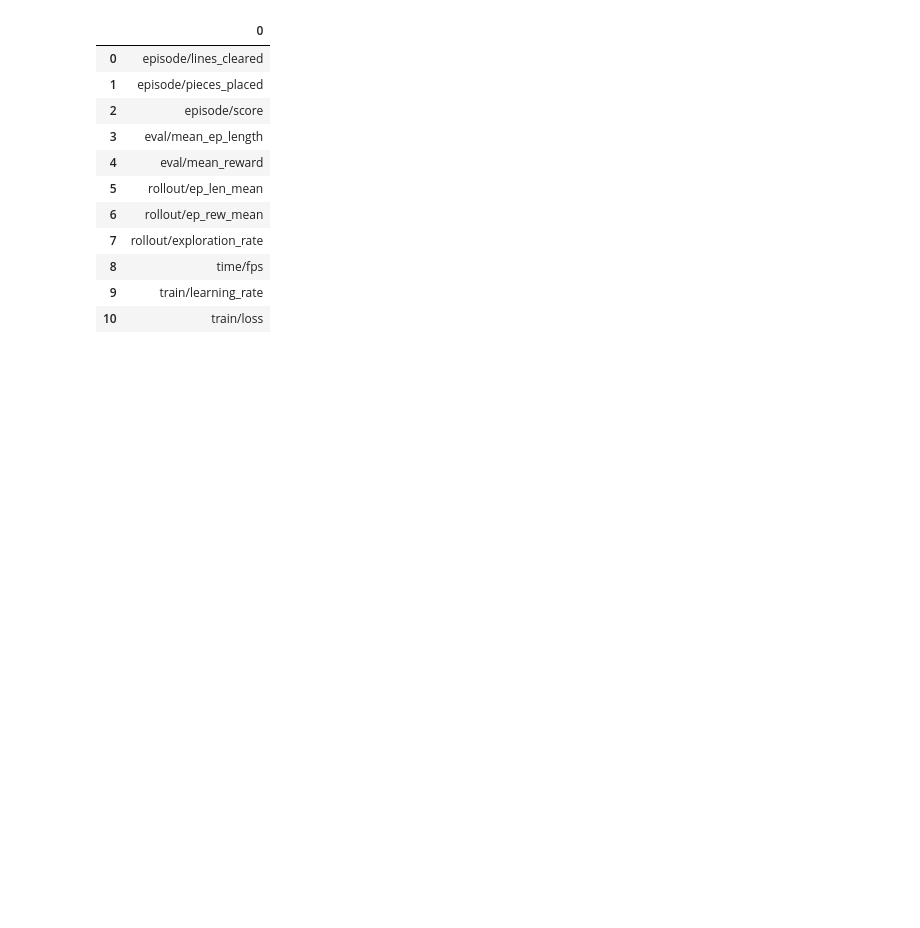
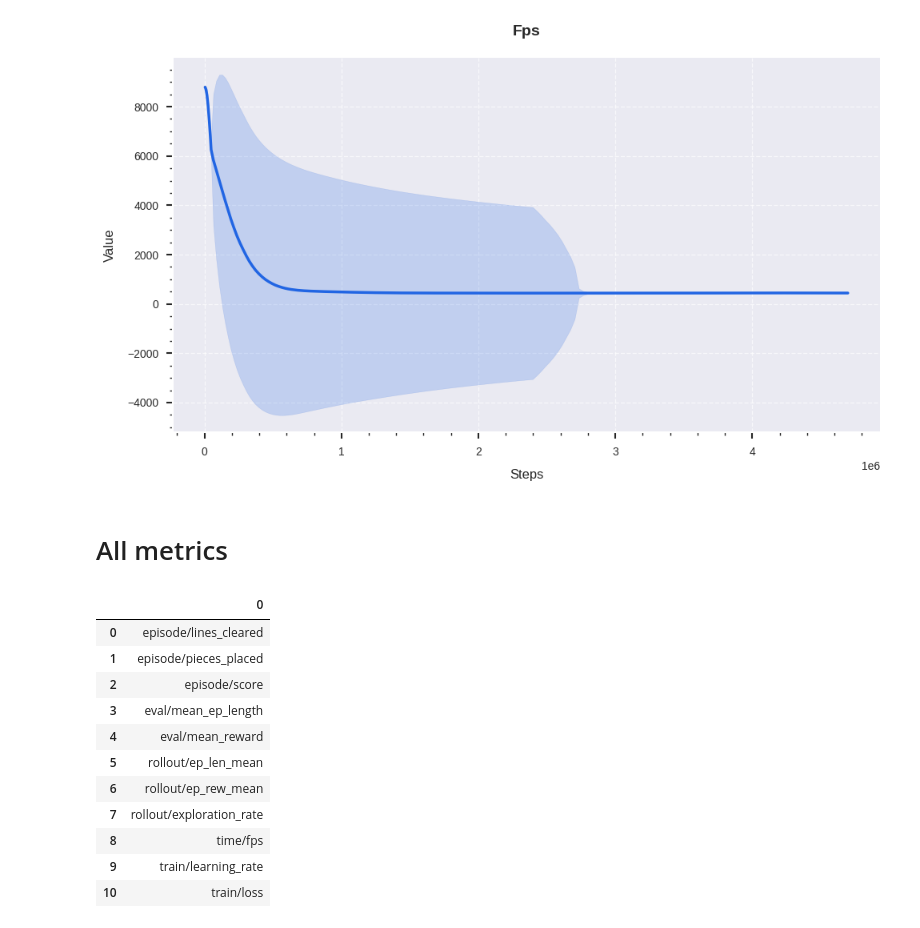
Before and after one commit to atopuzov/tud-drl-project, a Jupyter notebook: tfmetrics.ipynb, the cells around one changed output. Cells and saved outputs as stored; diff of their text form; code cells hidden in the pictures; blank space fills up the shorter version.

```diff
--- a/tfmetrics.ipynb
+++ b/tfmetrics.ipynb
@@ -343,3 +380,10 @@ plt.show()
+# %%
+fig, ax = plot_metric(data, 'time/fps')
+plt.show()
+# %% [output]
+[figure, added]
+# %% [markdown]
+# All metrics
 # %%
 pd.DataFrame(sorted(data.keys()))
 # %% [output]
```
Also changed, not shown: parts of 17 cells of this notebook.
